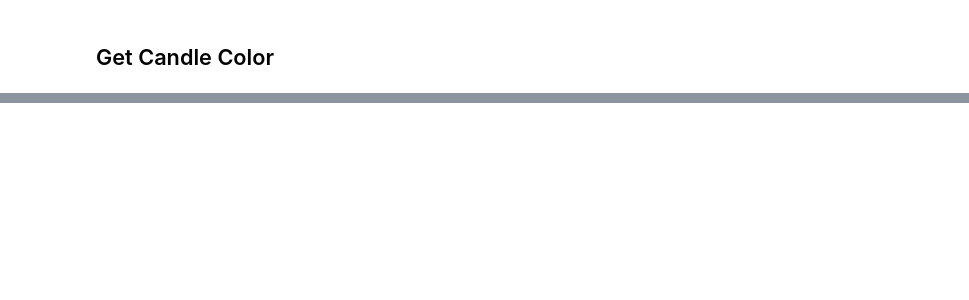
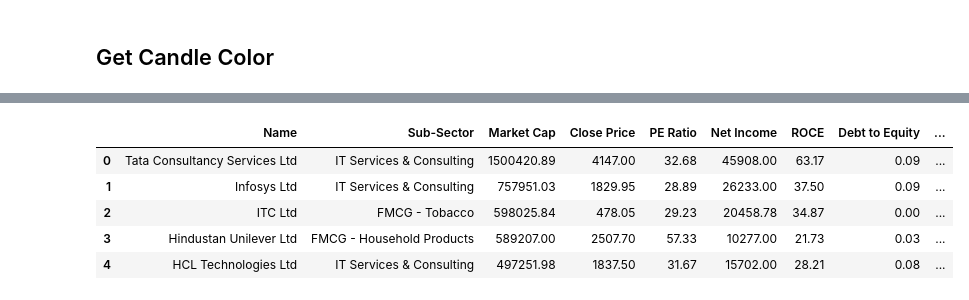
Before and after one commit to shubhangkhare/Learnings, a Jupyter notebook: UP20 Analytics Pipeline.ipynb, the cells around one changed output, grey strips where cells are left out. Drawn from its saved outputs; the diff is of its cells as text; code cells hidden in the pictures; blank space fills up the shorter version.

```diff
--- a/UP20 Analytics Pipeline.ipynb
+++ b/UP20 Analytics Pipeline.ipynb
@@ -193,0 +169,3 @@ array(['red', 'green'], dtype=object)
+# %%
+df_screen = pd.read_excel('/content/drive/MyDrive/Algo Trading/UP20.xlsx')
+df_screen.head()
@@ -193,0 +181,14 @@ array(['red', 'green'], dtype=object)
+# %%
+# Define the API URL
+url = "https://financialmodelingprep.com/api/v3/stock/list?apikey=urY2vTrf7Lw87kNKvWV5DKeg3x2eEhRU"
+# Fetch data from the API
+response = requests.get(url)
+data = response.json()
+
+# Convert JSON response to DataFrame
+df = pd.DataFrame(data)
+
+df = df[df['exchangeShortName'] == 'NSE']
+df['name'] = df['name'].str.replace('Limited', 'Ltd')
+
+df.head()
@@ -193,0 +202,28 @@ array(['red', 'green'], dtype=object)
+# %%
+from fuzzywuzzy import process
+
+# Function to apply fuzzy matching
+def get_best_match(query, choices, threshold=98):
+    if query in choices:
+        return query
+    match, score = process.extractOne(query, choices)
+    return match if score >= threshold else None
+
+# Create a list of names from the right DataFrame for fuzzy matching
+name_choices = df['name'].tolist()
+
+# Apply fuzzy matching to the 'Name' column in df_screen and create a new column with best matches
+df_screen['fuzzy_match'] = df_screen['Name'].apply(lambda x: get_best_match(x, name_choices))
+
+# Now merge on the fuzzy matches
+df_1 = pd.merge(df_screen, df, how='inner', left_on='fuzzy_match', right_on='name')
+
+# Show the result
+df_1.head()
+# %% [output]
+|  | Name | Sub-Sector | Market Cap | Close Price | PE Ratio | Net Income | ROCE | Debt to Equity | ... |
+| 0 | Tata Consultancy Services Ltd | IT Services & Consulting | 1500420.89 | 4147.00 | 32.68 | 45908.00 | 63.17 | 0.09 | ... |
+| 1 | Infosys Ltd | IT Services & Consulting | 757951.03 | 1829.95 | 28.89 | 26233.00 | 37.50 | 0.09 | ... |
+| 2 | ITC Ltd | FMCG - Tobacco | 598025.84 | 478.05 | 29.23 | 20458.78 | 34.87 | 0.00 | ... |
+| 3 | Hindustan Unilever Ltd | FMCG - Household Products | 589207.00 | 2507.70 | 57.33 | 10277.00 | 21.73 | 0.03 | ... |
+| 4 | HCL Technologies Ltd | IT Services & Consulting | 497251.98 | 1837.50 | 31.67 | 15702.00 | 28.21 | 0.08 | ... |
```
Also changed, not shown: parts of 31 cells of this notebook.
